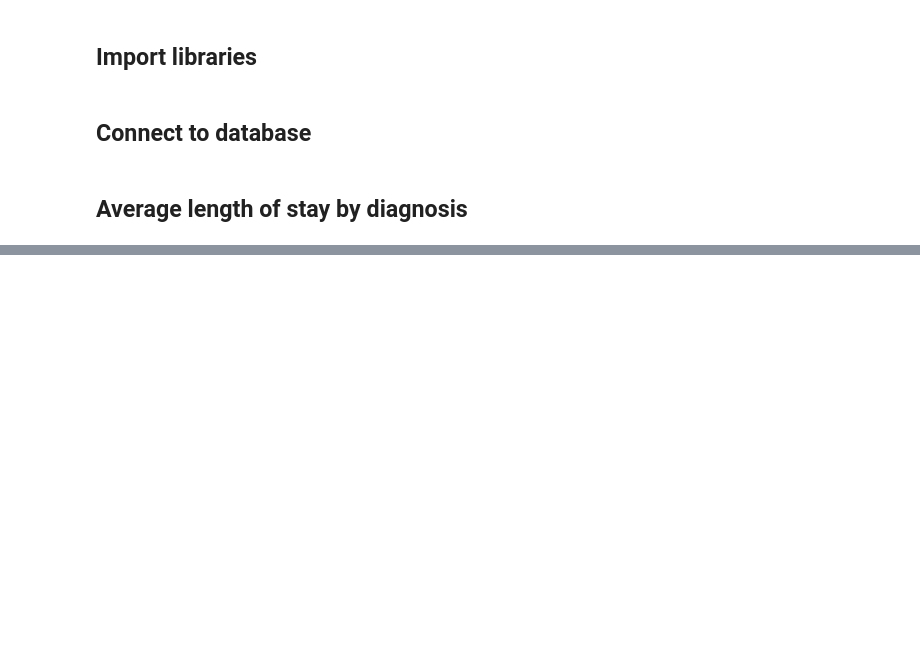
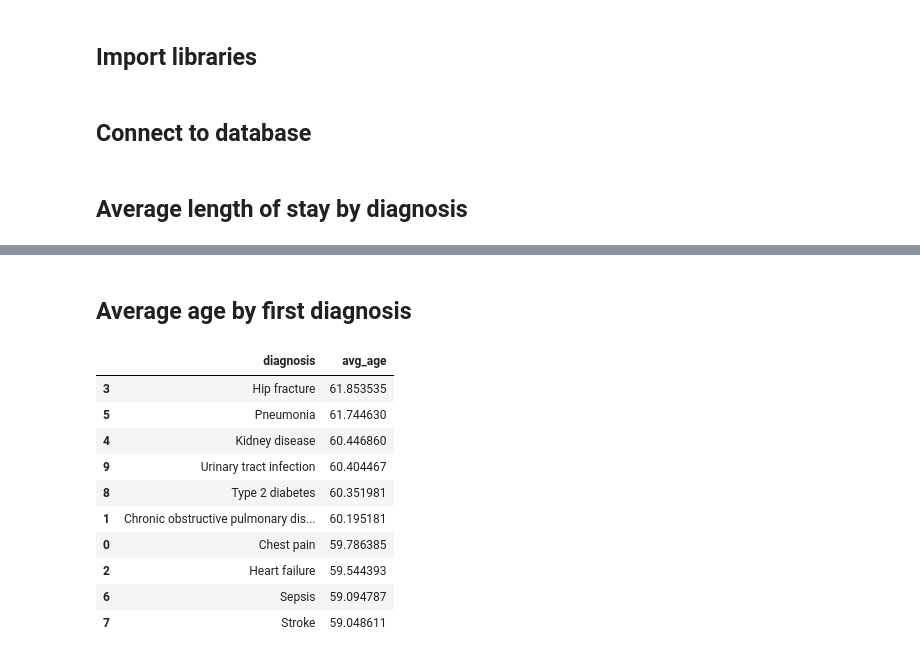
Before and after one commit to robertmaidstone/readmission-study, a Jupyter notebook: notebooks/analysis.ipynb, the cells around one changed output, grey strips where cells are left out. Cells and saved outputs as stored; diff of their text form; code cells hidden in the pictures; blank space fills up the shorter version.

```diff
--- a/notebooks/analysis.ipynb
+++ b/notebooks/analysis.ipynb
@@ -45,0 +96,22 @@ sns.barplot(
+# %% [markdown]
+## Average age by first diagnosis
+# %%
+avg_age_by_first_diagnosis = (
+    df_first_diagnoses.groupby("diagnosis", as_index=False)["age"]
+    .mean()
+    .rename(columns={"age": "avg_age"})
+    .sort_values("avg_age", ascending=False)
+)
+avg_age_by_first_diagnosis
+# %% [output]
+|  | diagnosis | avg_age |
+| 3 | Hip fracture | 61.853535 |
+| 5 | Pneumonia | 61.744630 |
+| 4 | Kidney disease | 60.446860 |
+| 9 | Urinary tract infection | 60.404467 |
+| 8 | Type 2 diabetes | 60.351981 |
+| 1 | Chronic obstructive pulmonary dis... | 60.195181 |
+| 0 | Chest pain | 59.786385 |
+| 2 | Heart failure | 59.544393 |
+| 6 | Sepsis | 59.094787 |
+| 7 | Stroke | 59.048611 |
```
Also changed, not shown: parts of 5 cells of this notebook.
